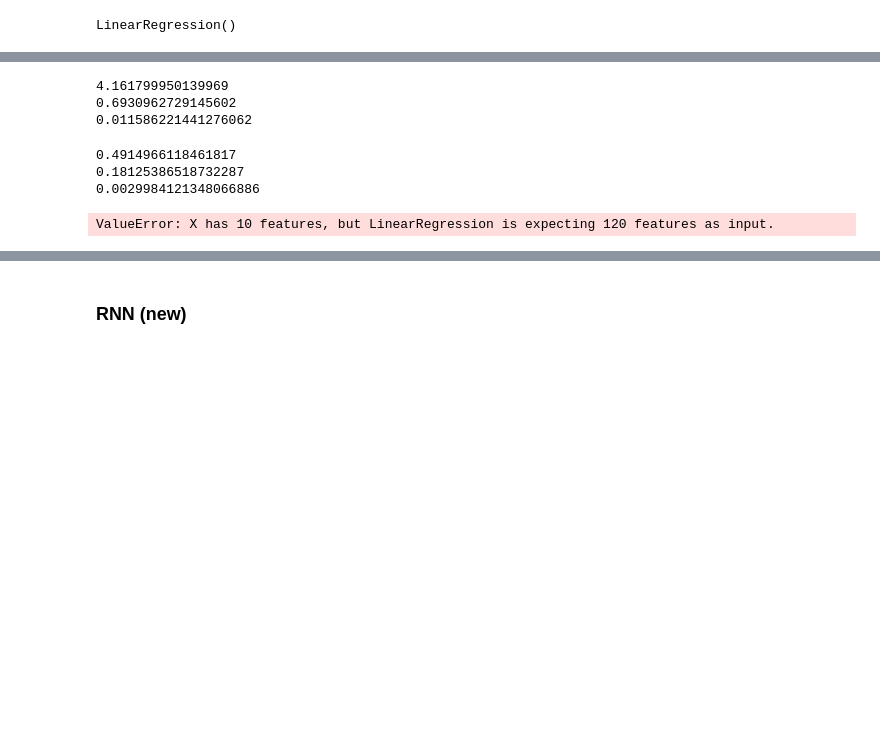
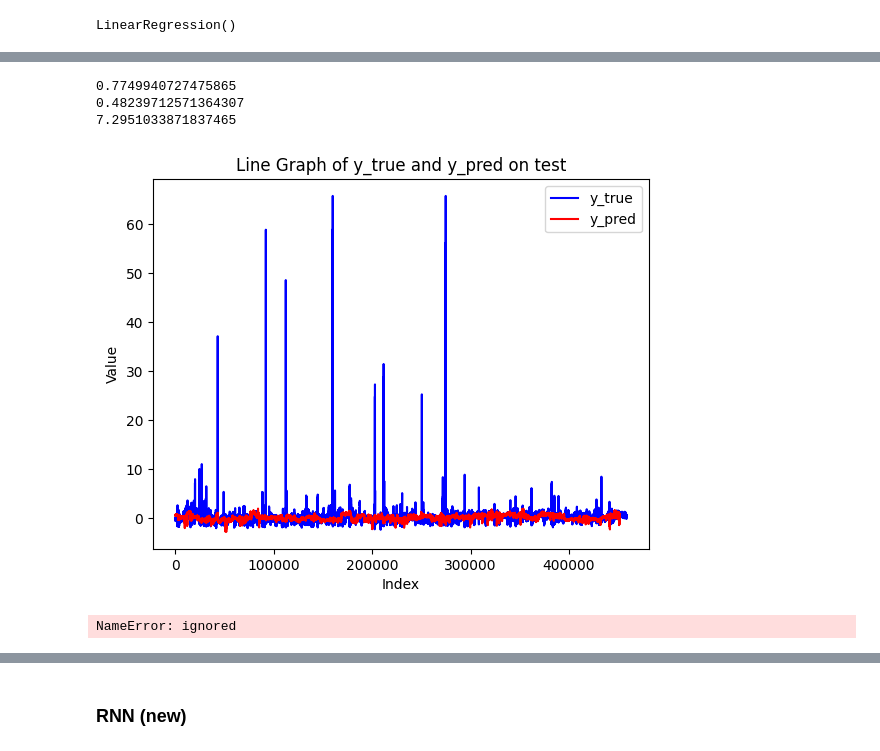
Before and after one commit to KyriakosChris/Regeneration_Project, a Jupyter notebook: Project/Project3_Continious_Time.ipynb, the cells around one changed output, grey strips where cells are left out. Drawn from its saved outputs; the diff is of its cells as text; code cells hidden in the pictures; blank space fills up the shorter version.

```diff
--- a/Project/Project3_Continious_Time.ipynb
+++ b/Project/Project3_Continious_Time.ipynb
@@ -490,25 +520,37 @@ preds = lr.predict(x_validation.iloc[0])
 # %%
-y_pred = lr.predict(x_train)
-print(mean_squared_error(y_train, y_pred))
-print(mean_absolute_error(y_train, y_pred))
-print(mean_absolute_percentage_error(y_train, y_pred))
+#FOR X_TEST
+y_pred = lr.predict(x_test)
+print(mean_squared_error(y_test, y_pred))
+print(mean_absolute_error(y_test, y_pred))
+print(mean_absolute_percentage_error(y_test, y_pred))
 # %% [output]
-4.161799950139969
-0.6930962729145602
-0.011586221441276062
+0.7749940727475865
+0.48239712571364307
+7.2951033871837465
-# %%
-y_pred = model.predict(x_train)
-print(mean_squared_error(y_train, y_pred))
-print(mean_absolute_error(y_train, y_pred))
-print(mean_absolute_percentage_error(y_train, y_pred))
-# %% [output]
-0.4914966118461817
-0.18125386518732287
-0.0029984121348066886
-# %%
-lr.score(y_pred,y_train)
-# %% [output]
-ValueError: X has 10 features, but LinearRegression is expecting 120 features as input.
+# %%
+
+# Plot y_true as blue line
+plt.plot(y_test.flatten(), color='blue', label='y_true')
+
+# Plot y_pred as red line
+plt.plot(preds.flatten(), color='red', label='y_pred')
+
+# Set labels and title
+plt.xlabel('Index')
+plt.ylabel('Value')
+plt.title('Line Graph of y_true and y_pred on test')
+
+# Add legend
+plt.legend()
+
+# Display the plot
+plt.show()
+# %% [output]
+[figure, added]
+# %%
+stoopp
+# %% [output]
+NameError: ignored
 # %%
 from sklearn.inspection import permutation_importance
 
```
Also changed, not shown: parts of 24 cells of this notebook.
